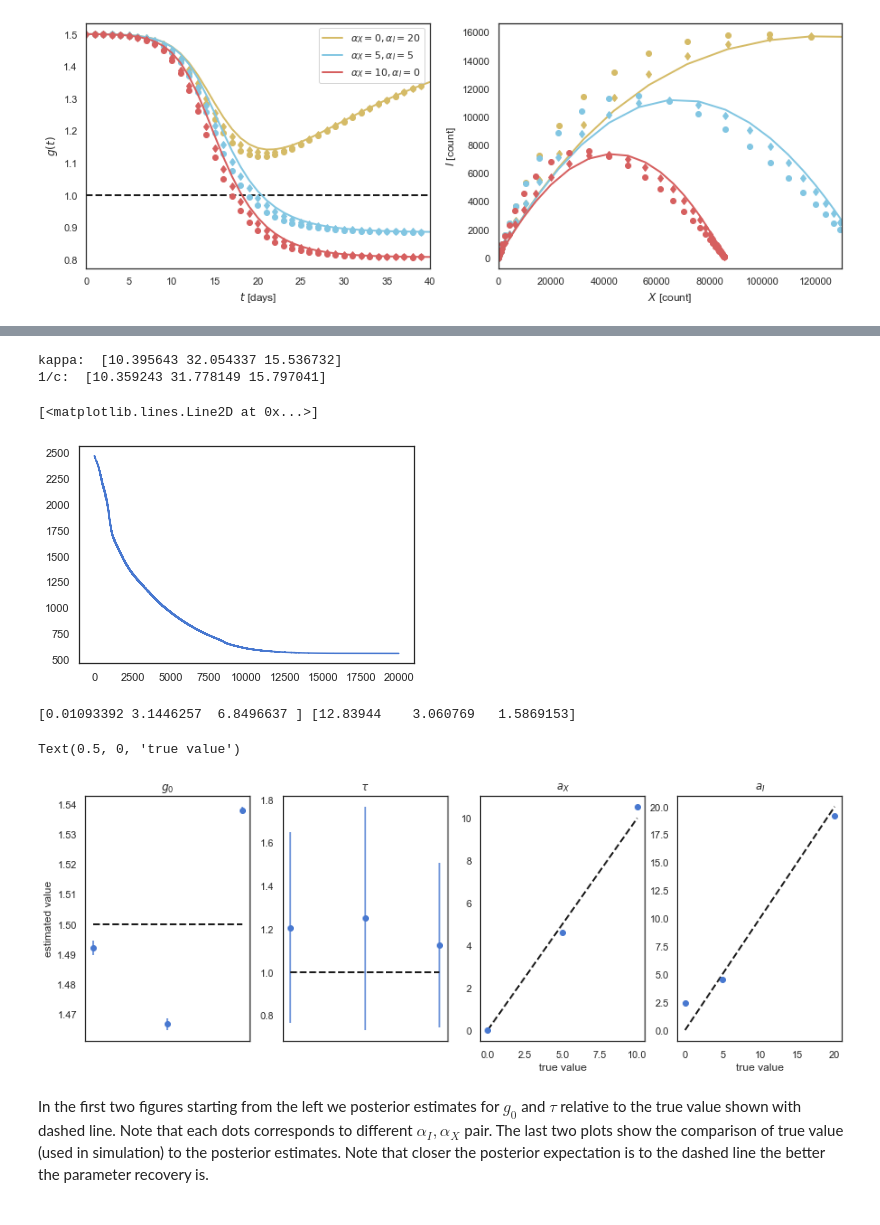
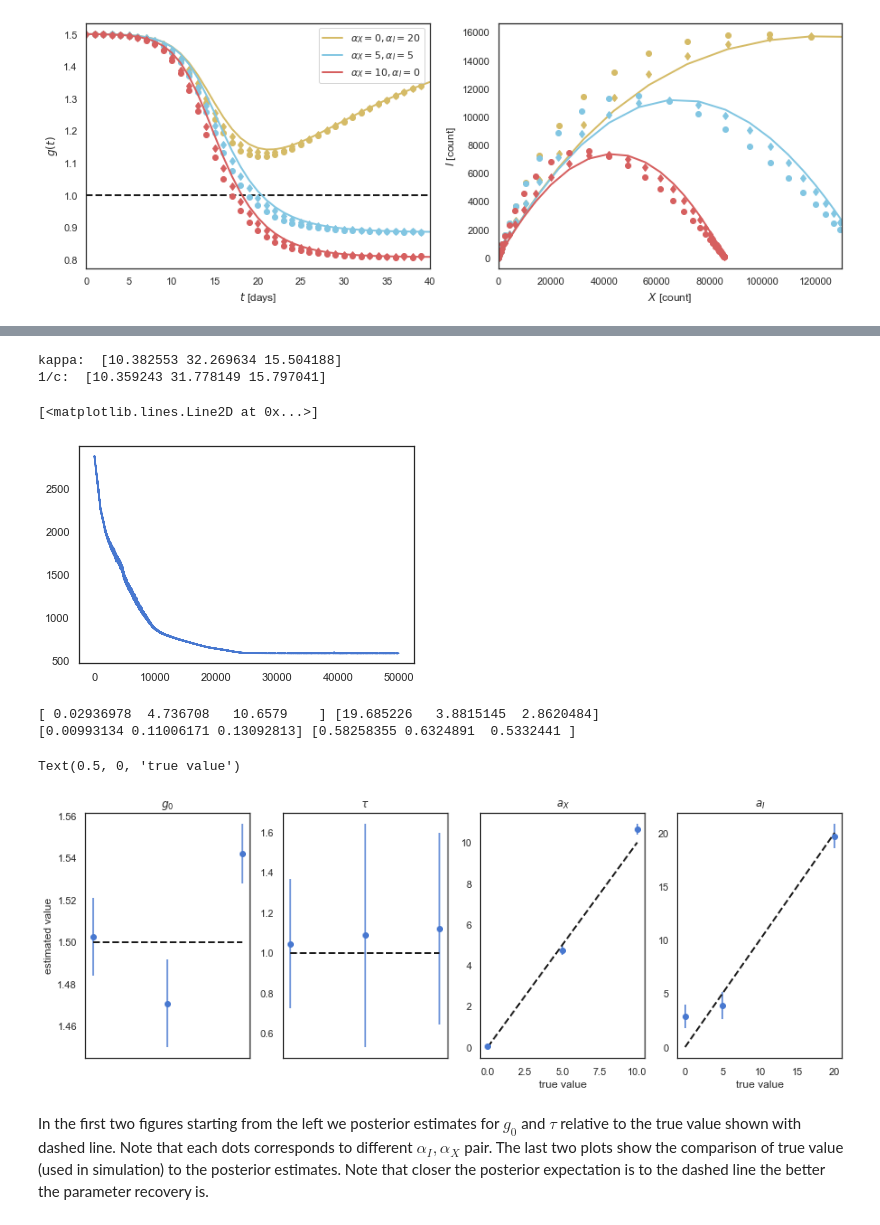
Before and after one commit to dimarkov/SIRCovid19, a Jupyter notebook: dynamic_controlled-SIR_validation.ipynb, the cells around one changed output, grey strips where cells are left out. Drawn from its saved outputs; the diff is of its cells as text; code cells hidden in the pictures.

```diff
--- a/dynamic_controlled-SIR_validation.ipynb
+++ b/dynamic_controlled-SIR_validation.ipynb
@@ -181,12 +181,13 @@ mu = dX
 dX_data = dist.GammaPoisson(mu * rate, rate).sample(random.PRNGKey(1))
 
 mu = c * Is * N
-dF_data = dist.Poisson(mu).sample(random.PRNGKey(1))
+dF_data = dist.Binomial(total_count=np.round(Is * N).astype(np.int32), probs=c).sample(random.PRNGKey(1))
 x_t = gs * (1-Xs) - 1
 
 fig, axes = plt.subplots(1, 2, figsize=(15, 5))
 axes[0].plot(np.diff(np.log(dF_data), axis=0))
 axes[0].plot(x_t, '--', lw=2)
 for i in range(4):
-    axes[1].plot(Xs[:, i], dF_data[:, i])
+    axes[1].plot(Xs[:, i] * N, dF_data[:, i])
+    axes[1].plot(dF_data[:, i].cumsum()/c[i], dF_data[:, i])
 # %% [output]
@@ -204,15 +205,14 @@ from numpyro.distributions.transforms import (
 )
 
 from numpyro.distributions import constraints
-
-from numpyro.contrib.reparam import TransformReparam, reparam
-
 npyro.enable_validation(True)
 
 def fun_g(X, I, aX, aI, g0):
     return g0/(1 + aX * X + aI * I)
 
-def fun_I(x, kX, kI, g0):
+def fun_I(x, aX, aI, g0):
+    kX = aX/g0
+    kI = aI/g0
     par1 = (1 + kX)/ (1 - kI)
     par2 = 1./(g0 * kI) + kX / kI
 
@@ -238,23 +238,21 @@ def model(data, obs=None):
 
     s_hyp = np.array([2., 1.])
 
-    k_I = npyro.param('k_I', np.ones(K) * 5., constraint=constraints.positive)
-    k_X = npyro.param('k_X', np.ones(K) * 5., constraint=constraints.positive)
+    with npyro.plate('countries', K):
 
-    with npyro.plate('countries', K):
+        a_I = npyro.sample('a_I', dist.Uniform(0., 100.))
+        a_X = npyro.sample('a_X', dist.Uniform(0., 100.))
+
         f = npyro.sample('f', dist.Gamma(2., 2.))
         norm = npyro.deterministic('nf', f * N)
 
-        gamma = npyro.sample('gamma', dist.Gamma(10., 10.))
+        gamma = npyro.sample('gamma', dist.Gamma(2., 2.))
         g0 = npyro.sample('g0', dist.Gamma(3., 2.))
 
         n_X = X_data/norm
 
-        n_I = fun_I(n_X, k_X, k_I, g0)
-        npyro.deterministic('I', norm * np.where(n_I > 0., n_I, 0.))
-
-        a_X = npyro.deterministic('a_X', g0 * k_X)
-        a_I = npyro.deterministic('a_I', g0 * k_I)
+        n_I = fun_I(n_X, a_X, a_I, g0)
+        npyro.deterministic('I', norm * np.clip(n_I, 0.))
 
         g_t = npyro.deterministic('g_t', fun_g(n_X, n_I, a_X, a_I, g0))
 
@@ -289,7 +287,6 @@ obs = np.where(np.isposinf(obs), np.nan, obs)
 obs = np.where(np.isneginf(obs), np.nan, obs)
 mask_1 = ~np.isnan(obs)
 obs = np.nan_to_num(obs)
-
 
 mask_2 = dF_data > 1.
 
@@ -307,49 +304,48 @@ data = {
 print('kappa: ', kappa)
 print('1/c: ', 1/c)
 # %% [output]
-kappa:  [10.395643 32.054337 15.536732]
+kappa:  [10.382553 32.269634 15.504188]
 1/c:  [10.359243 31.778149 15.797041]
 # %%
 from numpyro import optim
 from numpyro.infer import SVI, ELBO
 from jax import random, lax
 
-from numpyro.contrib.autoguide import AutoMultivariateNormal, AutoLaplaceApproximation, AutoContinuousELBO
+from numpyro.infer.autoguide import AutoMultivariateNormal, ELBO
 
 # variational inference with approximate posterior
-num_iters = 20000
+num_iters = 50000
 num_samples = 1000
 
 cmodel = condition(model, {'f': 1.})
-# guide = AutoLaplaceApproximation(cmodel)
 guide = AutoMultivariateNormal(cmodel)
 
-svi = SVI(cmodel, guide, optim.Adam(0.0005), AutoContinuousELBO(num_particles=500))
+svi = SVI(cmodel, guide, optim.Adam(0.0005), ELBO(num_particles=100))
 svi_state = svi.init(random.PRNGKey(10101), data, obs=obs)
 
 last_state, losses = lax.scan(lambda state, i: svi.update(state, data, obs=obs),
                               svi_state,
                               np.zeros(num_iters))
 
 params = svi.get_params(last_state)
-guide_sample = guide.sample_posterior(random.PRNGKey(0), params, sample_shape=(num_samples,))
-
-return_sites = ['a_X', 'a_I', 'g0', 'g_t', 'tau', 'p', 'x_t', 'dF', 'I']
-predict = Predictive(cmodel,
-                     guide=guide,
-                     posterior_samples=guide_sample,
-                     params=params,
-                     num_samples=num_samples,
-                     return_sites=return_sites)
-sample = predict(random.PRNGKey(0), data, obs=obs)
 plt.plot(losses)
 # %% [output]
 [<matplotlib.lines.Line2D at 0x...>]
-[figure, old version]
+[figure, new version]
-# %%
-print(params['k_X'], params['k_I'])
-# %% [output]
-[0.01093392 3.1446257  6.8496637 ] [12.83944    3.060769   1.5869153]
+# %%
+return_sites = ['a_X', 'a_I', 'g0', 'g_t', 'tau', 'p', 'x_t', 'dF', 'I']
+predict = Predictive(cmodel,
+                     guide=guide,
+                     params=params,
+                     num_samples=num_samples,
+                     return_sites=return_sites)
+sample = predict(random.PRNGKey(0), data, obs=obs)
+
+print(sample['a_X'].mean(0), sample['a_I'].mean(0))
+print(sample['a_X'].std(0), sample['a_I'].std(0))
+# %% [output]
+[ 0.02936978  4.736708   10.6579    ] [19.685226   3.8815145  2.8620484]
+[0.00993134 0.11006171 0.13092813] [0.58258355 0.6324891  0.5332441 ]
 # %%
 fig, axes = plt.subplots(1, 4, figsize=(15, 5))
 
@@ -377,7 +373,7 @@ axes[3].set_title(r'$a_I$');
 axes[3].set_xlabel('true value')
 # %% [output]
 Text(0.5, 0, 'true value')
-[figure, old version]
+[figure, new version]
 # %% [markdown]
 In the first two figures starting from the left we posterior estimates for $g_0$ and $\tau$ relative to the true value shown with dashed line. Note that each dots corresponds to different $\alpha_I, \alpha_X$ pair. The last two plots show the comparison of true value (used in simulation) to the posterior estimates. Note that closer the posterior expectation is to the dashed line the better the parameter recovery is.
 # %%
```
Also changed, not shown: parts of 4 cells of this notebook.
